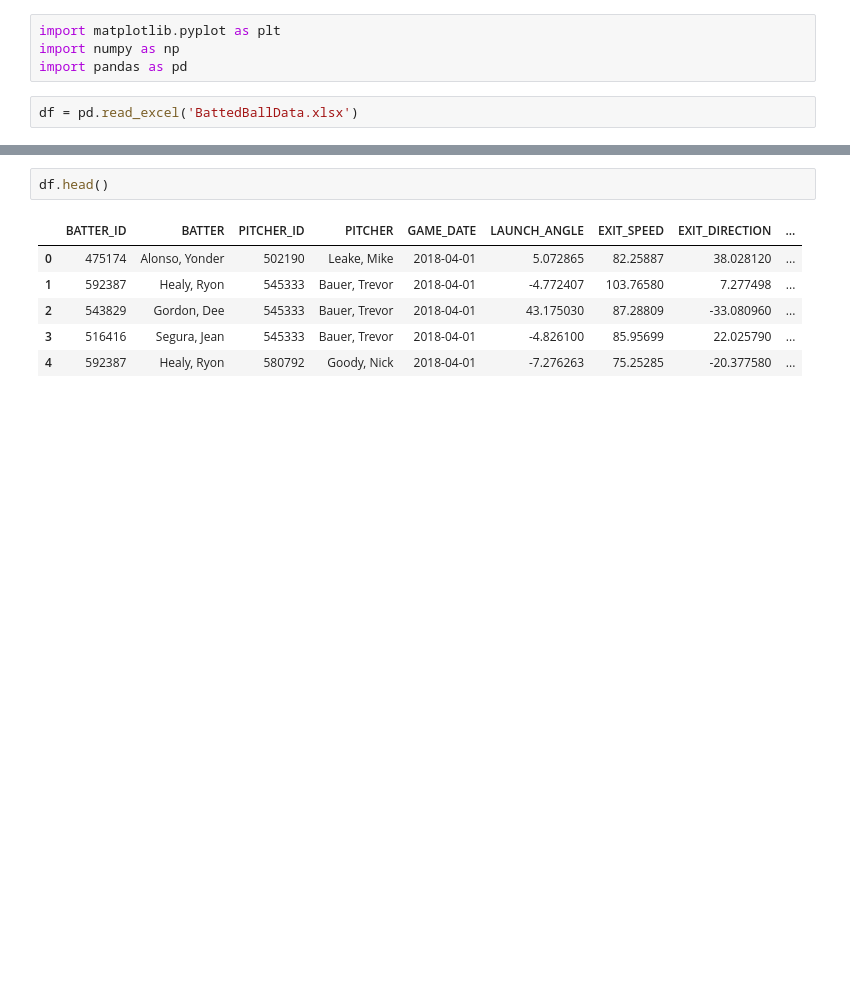
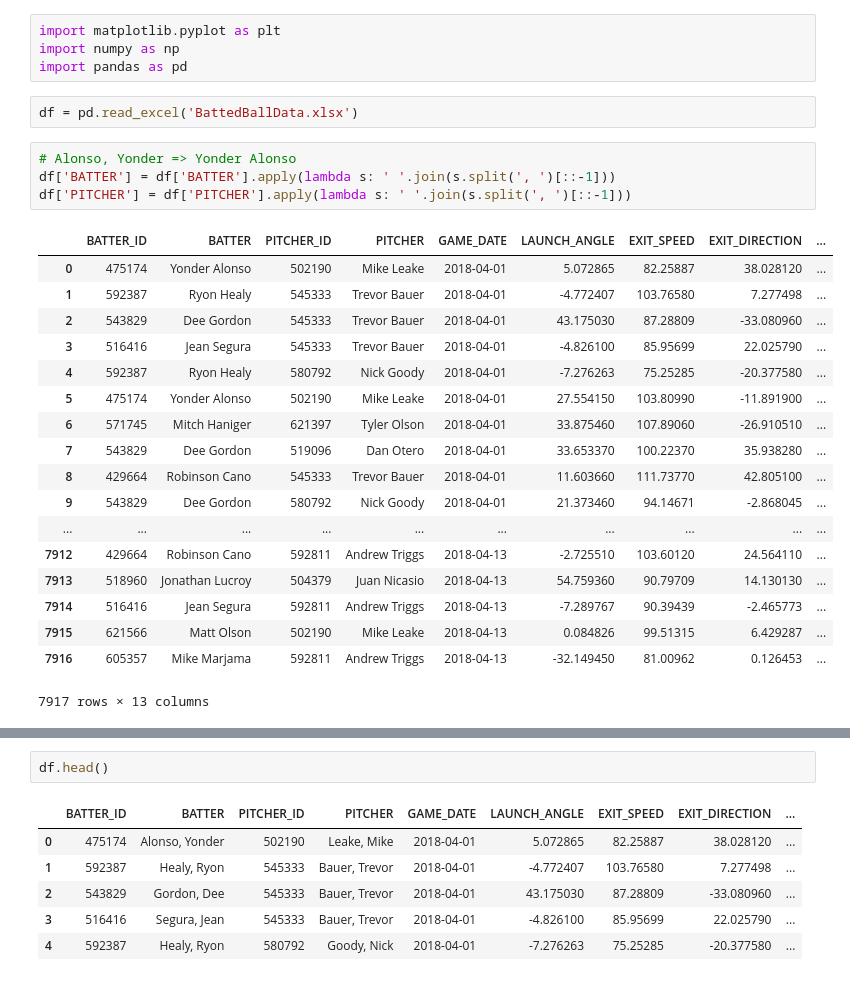
Before and after one commit to isaacrlee/batted-ball-data-visualizer, a Jupyter notebook: BattedBallData.ipynb, the cells around one changed output, grey strips where cells are left out. Cells and saved outputs as stored; diff of their text form; blank space fills up the shorter version.

```diff
--- a/BattedBallData.ipynb
+++ b/BattedBallData.ipynb
@@ -4,3 +4,26 @@ import numpy as np
 import pandas as pd
 # %%
 df = pd.read_excel('BattedBallData.xlsx')
+# %%
+# Alonso, Yonder => Yonder Alonso
+df['BATTER'] = df['BATTER'].apply(lambda s: ' '.join(s.split(', ')[::-1]))
+df['PITCHER'] = df['PITCHER'].apply(lambda s: ' '.join(s.split(', ')[::-1]))
+# %% [output]
+|  | BATTER_ID | BATTER | PITCHER_ID | PITCHER | GAME_DATE | LAUNCH_ANGLE | EXIT_SPEED | EXIT_DIRECTION | ... |
+| 0 | 475174 | Yonder Alonso | 502190 | Mike Leake | 2018-04-01 | 5.072865 | 82.25887 | 38.028120 | ... |
+| 1 | 592387 | Ryon Healy | 545333 | Trevor Bauer | 2018-04-01 | -4.772407 | 103.76580 | 7.277498 | ... |
+| 2 | 543829 | Dee Gordon | 545333 | Trevor Bauer | 2018-04-01 | 43.175030 | 87.28809 | -33.080960 | ... |
+| 3 | 516416 | Jean Segura | 545333 | Trevor Bauer | 2018-04-01 | -4.826100 | 85.95699 | 22.025790 | ... |
+| 4 | 592387 | Ryon Healy | 580792 | Nick Goody | 2018-04-01 | -7.276263 | 75.25285 | -20.377580 | ... |
+| 5 | 475174 | Yonder Alonso | 502190 | Mike Leake | 2018-04-01 | 27.554150 | 103.80990 | -11.891900 | ... |
+| 6 | 571745 | Mitch Haniger | 621397 | Tyler Olson | 2018-04-01 | 33.875460 | 107.89060 | -26.910510 | ... |
+| 7 | 543829 | Dee Gordon | 519096 | Dan Otero | 2018-04-01 | 33.653370 | 100.22370 | 35.938280 | ... |
+| 8 | 429664 | Robinson Cano | 545333 | Trevor Bauer | 2018-04-01 | 11.603660 | 111.73770 | 42.805100 | ... |
+| 9 | 543829 | Dee Gordon | 580792 | Nick Goody | 2018-04-01 | 21.373460 | 94.14671 | -2.868045 | ... |
+| ... | ... | ... | ... | ... | ... | ... | ... | ... | ... |
+| 7912 | 429664 | Robinson Cano | 592811 | Andrew Triggs | 2018-04-13 | -2.725510 | 103.60120 | 24.564110 | ... |
+| 7913 | 518960 | Jonathan Lucroy | 504379 | Juan Nicasio | 2018-04-13 | 54.759360 | 90.79709 | 14.130130 | ... |
+| 7914 | 516416 | Jean Segura | 592811 | Andrew Triggs | 2018-04-13 | -7.289767 | 90.39439 | -2.465773 | ... |
+| 7915 | 621566 | Matt Olson | 502190 | Mike Leake | 2018-04-13 | 0.084826 | 99.51315 | 6.429287 | ... |
+| 7916 | 605357 | Mike Marjama | 592811 | Andrew Triggs | 2018-04-13 | -32.149450 | 81.00962 | 0.126453 | ... |
+7917 rows × 13 columns
```
Also changed, not shown: parts of 6 cells of this notebook, 3 other files.
